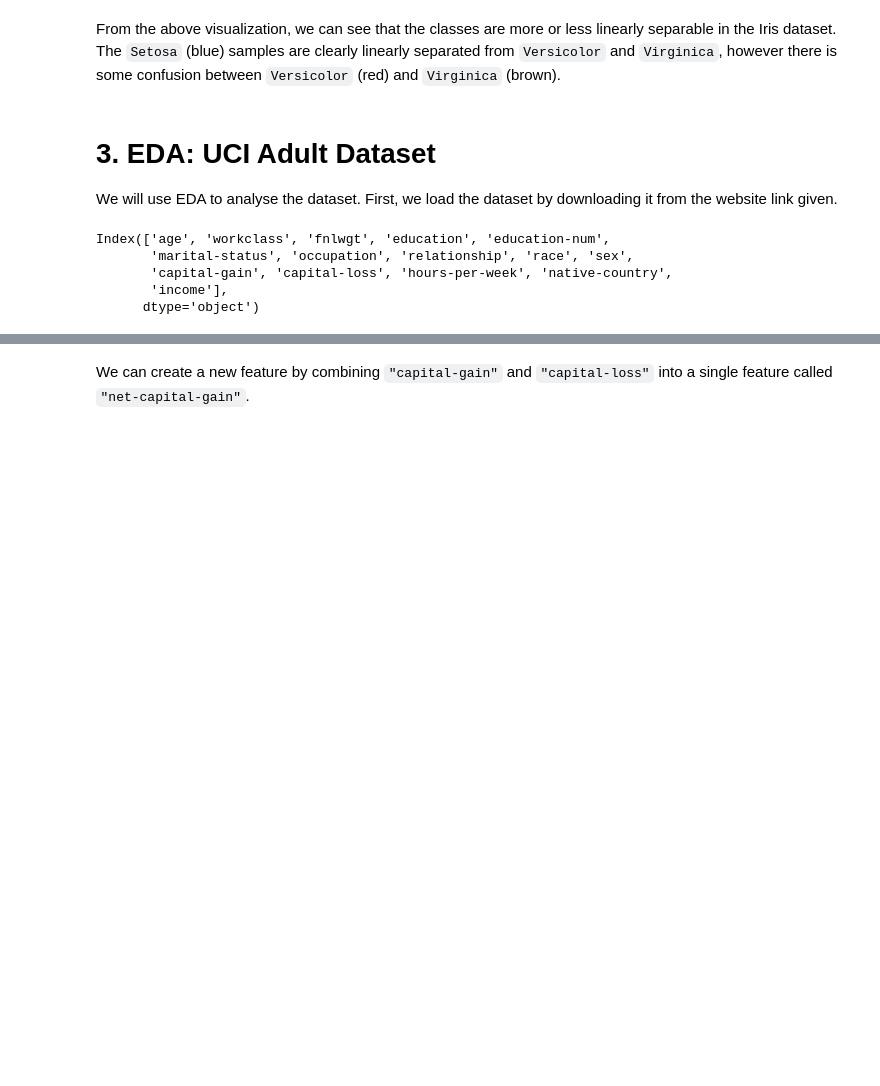
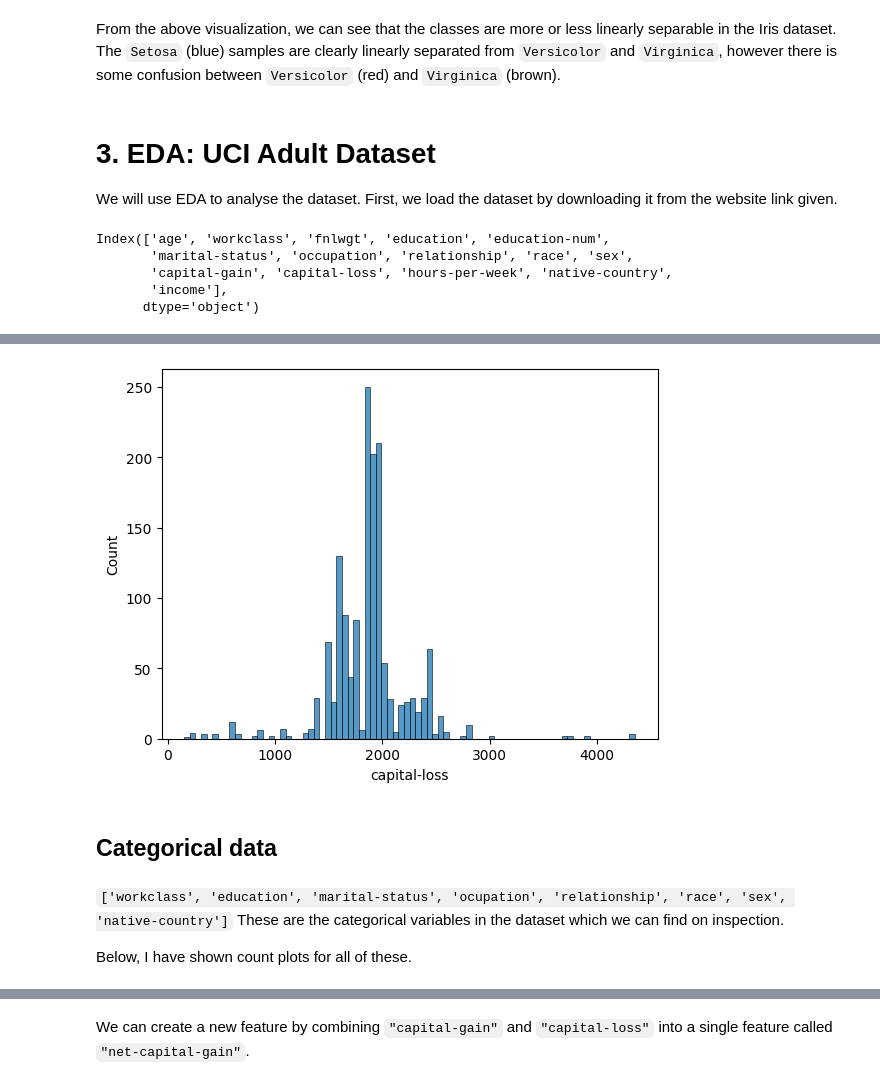
Before and after one commit to shrivastava95/data-visualization, a Jupyter notebook: Labs/datavis-lab5-6-exploratory-data-analysis/B20AI013_DV_lab_56_EDA.ipynb, the cells around one changed output, grey strips where cells are left out. Cells and saved outputs as stored; diff of their text form; code cells hidden in the pictures; blank space fills up the shorter version.

```diff
--- a/Labs/datavis-lab5-6-exploratory-data-analysis/B20AI013_DV_lab_56_EDA.ipynb
+++ b/Labs/datavis-lab5-6-exploratory-data-analysis/B20AI013_DV_lab_56_EDA.ipynb
@@ -108,0 +152,17 @@ Let us visualize the distribution of the target variable, `"income"`, across the
+# %%
+df = pd.read_csv(url, header=None, names=names)
+df.drop_duplicates(inplace=True)
+# %%
+df = df[df['capital-loss'] != 0] # removing the zero values
+# %%
+sns.histplot(df['capital-loss'])
+plt.show()
+# %% [output]
+[figure, added]
+# %% [markdown]
+## Categorical data
+# %% [markdown]
+`['workclass', 'education', 'marital-status', 'ocupation', 'relationship', 'race', 'sex', 'native-country']`
+These are the categorical variables in the dataset which we can find on inspection.
+
+Below, I have shown count plots for all of these.
```
Also changed, not shown: parts of 23 cells of this notebook.
